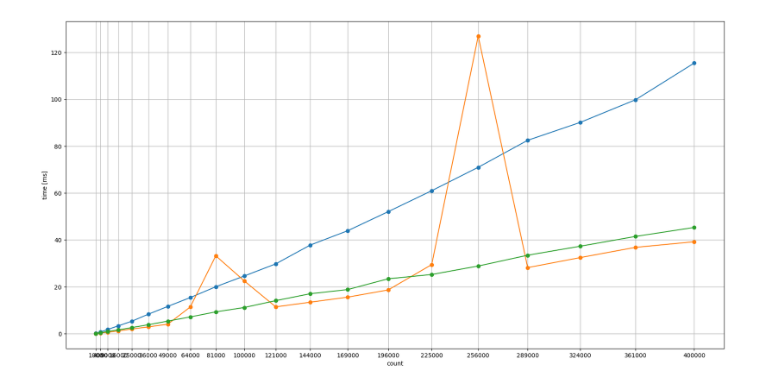
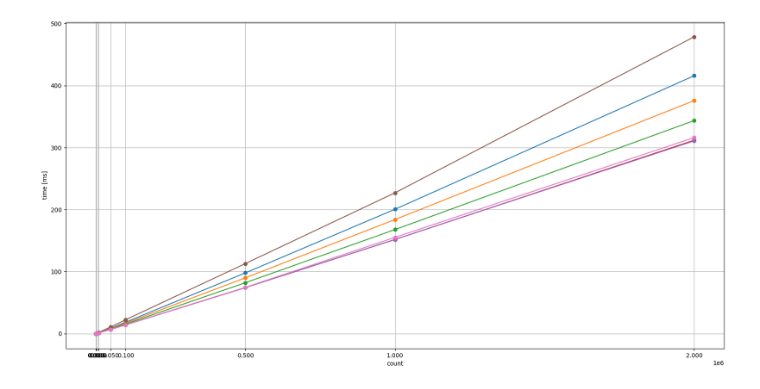
Before and after one commit to Cranhat/Algorithms-design-and-analysis, a Jupyter notebook: Project_1 Sorting Algorithms/Charts/Untitled.ipynb, the cells around one changed output. Saved outputs shown, nothing was run; the diff lists cells and outputs as text; code cells hidden in the pictures.

```diff
--- a/Project_1 Sorting Algorithms/Charts/Untitled.ipynb
+++ b/Project_1 Sorting Algorithms/Charts/Untitled.ipynb
@@ -60,19 +79,29 @@ plt.show()
 # %%
-data0 = pd.read_csv(path + "heapsort 25% already sorted.csv", sep = ";")
-data1 = pd.read_csv(path + "introsort 25% already sorted.csv", sep = ";")
-data2 = pd.read_csv(path + "quicksort 25% already sorted.csv", sep = ";")
+data0 = pd.read_csv(path + "mergesort 25% already sorted.csv", sep = ";")
+data1 = pd.read_csv(path + "mergesort 50% already sorted.csv", sep = ";")
+data2 = pd.read_csv(path + "mergesort 75% already sorted.csv", sep = ";")
+data3 = pd.read_csv(path + "mergesort 99% already sorted.csv", sep = ";")
+data4 = pd.read_csv(path + "mergesort 99.7% already sorted.csv", sep = ";")
+data5 = pd.read_csv(path + "mergesort.csv", sep = ";")
+data6 = pd.read_csv(path + "mergesort reversed.csv", sep = ";")
+
 
 fig, ax = plt.subplots(figsize=(20, 10))
 
 ax.plot(data0["count"], data0["time"]/1000000, 'o-')
 ax.plot(data1["count"], data1["time"]/1000000, 'o-')
 ax.plot(data2["count"], data2["time"]/1000000, 'o-')
+ax.plot(data3["count"], data3["time"]/1000000, 'o-')
+ax.plot(data4["count"], data4["time"]/1000000, 'o-')
+ax.plot(data5["count"], data5["time"]/1000000, 'o-')
+ax.plot(data6["count"], data6["time"]/1000000, 'o-')
 
 ax.grid();
 ax.set(xticks = data0["count"]);
 
+plt.legend()
 plt.xlabel("count")
 plt.ylabel("time [ms]")
 plt.show()
 # %% [output]
-[figure, old version]
+[figure, new version]
```
Also changed, not shown: parts of 12 cells of this notebook, 12 other files.
